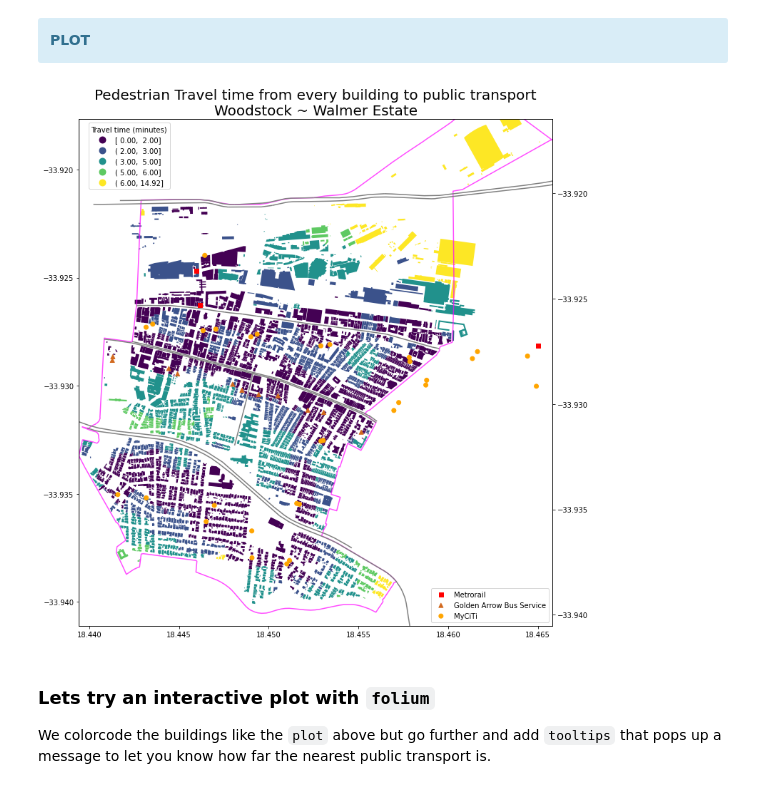
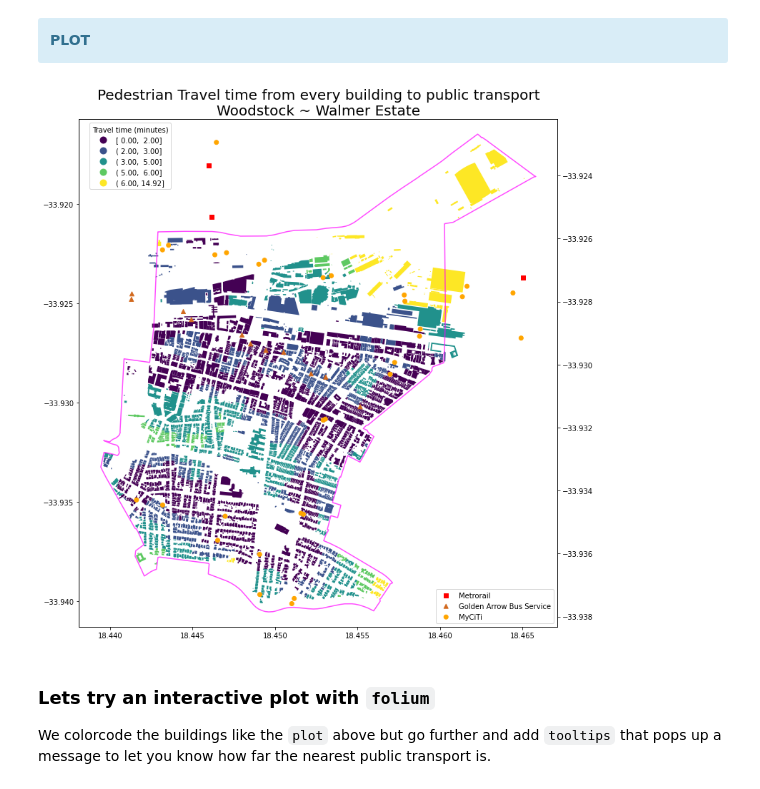
Before and after one commit to AdrianKriger/Auto-GIS-Assignment, a Jupyter notebook: 07_PublicTransport_interactive.ipynb, the cells around one changed output. Saved outputs shown, nothing was run; the diff lists cells and outputs as text; code cells hidden in the pictures.

```diff
--- a/07_PublicTransport_interactive.ipynb
+++ b/07_PublicTransport_interactive.ipynb
@@ -228,41 +239,43 @@ sub_build_shp['m_publicTrans'] = sub_build_shp.apply(lambda row: ((row.d_publicT
 # %%
 # plot
 fig, ax = plt.subplots(figsize=(11,11))
+#ax.axis([bbox[0], bbox[2], bbox[1], bbox[3]])
 
 sub_build_shp.plot(column='m_publicTrans',
                    scheme='user_defined',
                    classification_kwds={'bins':[2, 3, 5, 6]},   # define your own bins as desired
                    #scheme='quantiles',
                    legend=True, ax=ax)
 
 # Adjust legend location
 leg = ax.get_legend()
 leg.set_bbox_to_anchor((0.2, 1.0))
 leg.set_title("Travel time (minutes)")
 
 colors = {'Metrorail':'red', 'Golden Arrow Bus Service':'chocolate', 'MyCiTi':'orange'}
+cmap = ListedColormap(colors)
 markers = {'Metrorail': 's', 'Golden Arrow Bus Service': '^', 'MyCiTi': 'o'}
 
 ax2 = ax.twinx()
 for key, values in markers.items():
     d = pois[pois.operator == key]
     ax2.scatter(x=d['lon'], y=d['lat'], zorder=0.5,
                 c=d.operator.map(colors), label=key,
                 marker = values)
+
 # add a second legend
 ax2.legend(loc=4)
 
 #some context
 woodstock_shp.boundary.plot(ax=ax, zorder=1, alpha=0.7, color='magenta')
-main.plot(zorder=2, color='grey', ax=ax)
+#main.plot(zorder=2, color='grey', ax=ax)
 
-plt.axis([bbox[0], bbox[2], bbox[1], bbox[3]])
 
 plt.title('Pedestrian Travel time from every building to public transport\nWoodstock ~ Walmer Estate', size=20)
 plt.tight_layout()
 plt.show()
 # %% [output]
-[figure, old version]
+[figure, new version]
 # %% [markdown]
 ### Lets try an interactive plot with `folium`
 
```
Also changed, not shown: parts of 8 cells of this notebook.
